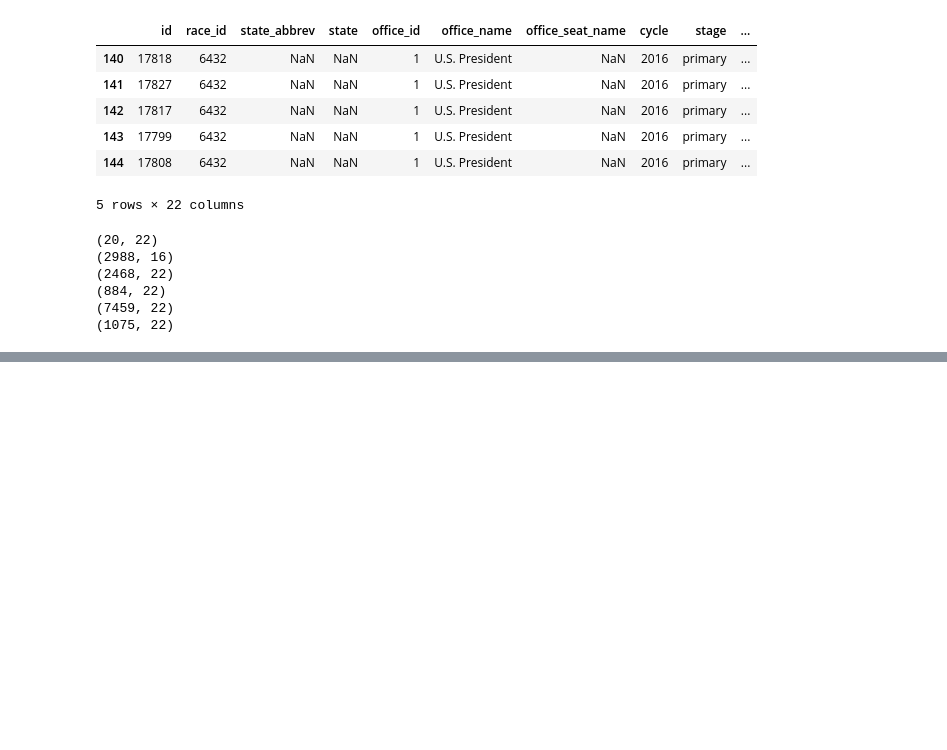
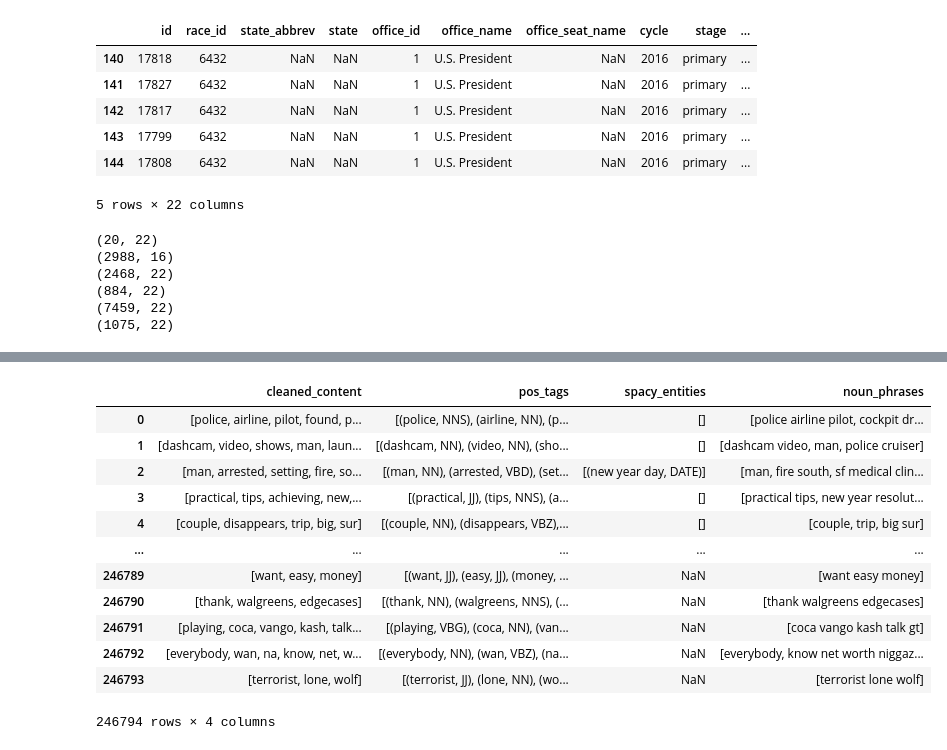
Before and after one commit to ayaamghi/ctis350final, a Jupyter notebook: Python/Data Inspection.ipynb, the cells around one changed output, grey strips where cells are left out. Cells and saved outputs as stored; diff of their text form; code cells hidden in the pictures; blank space fills up the shorter version.

```diff
--- a/Python/Data Inspection.ipynb
+++ b/Python/Data Inspection.ipynb
@@ -90,0 +299,7 @@ for df in election_df:
+# %%
+def extract_entities(text):
+    # Process the text with spaCy
+    doc = nlp(text)
+    return [(ent.text, ent.label_) for ent in doc.ents]
+# %%
+russian_df_text_test["spacy_entities"] = russian_df_text_test["cleaned_content"][:100].apply(lambda tokens: extract_entities(" ".join(tokens)))
@@ -90,0 +345,11 @@ for df in election_df:
+# %%
+grammar = r"NP: {<DT>?<JJ>*<NN.*>+}"
+chunk_parser = RegexpParser(grammar)
+
+def extract_noun_phrases(pos_tags):
+    tree = chunk_parser.parse(pos_tags)
+    phrases = []
+    for subtree in tree.subtrees(filter=lambda t: t.label() == "NP"):
+        phrase = " ".join(word for word, pos in subtree.leaves())
+        phrases.append(phrase)
+    return phrases
@@ -90,0 +367,2 @@ for df in election_df:
+# %%
+russian_df_text_test["noun_phrases"] = russian_df_text_test["pos_tags"].apply(extract_noun_phrases)
@@ -90,0 +387,16 @@ for df in election_df:
+# %%
+russian_df_text_test
+# %% [output]
+|  | cleaned_content | pos_tags | spacy_entities | noun_phrases |
+| 0 | [police, airline, pilot, found, p... | [(police, NNS), (airline, NN), (p... | [] | [police airline pilot, cockpit dr... |
+| 1 | [dashcam, video, shows, man, laun... | [(dashcam, NN), (video, NN), (sho... | [] | [dashcam video, man, police cruiser] |
+| 2 | [man, arrested, setting, fire, so... | [(man, NN), (arrested, VBD), (set... | [(new year day, DATE)] | [man, fire south, sf medical clin... |
+| 3 | [practical, tips, achieving, new,... | [(practical, JJ), (tips, NNS), (a... | [] | [practical tips, new year resolut... |
+| 4 | [couple, disappears, trip, big, sur] | [(couple, NN), (disappears, VBZ),... | [] | [couple, trip, big sur] |
+| ... | ... | ... | ... | ... |
+| 246789 | [want, easy, money] | [(want, JJ), (easy, JJ), (money, ... | NaN | [want easy money] |
+| 246790 | [thank, walgreens, edgecases] | [(thank, NN), (walgreens, NNS), (... | NaN | [thank walgreens edgecases] |
+| 246791 | [playing, coca, vango, kash, talk... | [(playing, VBG), (coca, NN), (van... | NaN | [coca vango kash talk gt] |
+| 246792 | [everybody, wan, na, know, net, w... | [(everybody, NN), (wan, VBZ), (na... | NaN | [everybody, know net worth niggaz... |
+| 246793 | [terrorist, lone, wolf] | [(terrorist, JJ), (lone, NN), (wo... | NaN | [terrorist lone wolf] |
+246794 rows × 4 columns
```
Also changed, not shown: parts of 56 cells of this notebook, 7 other files.
